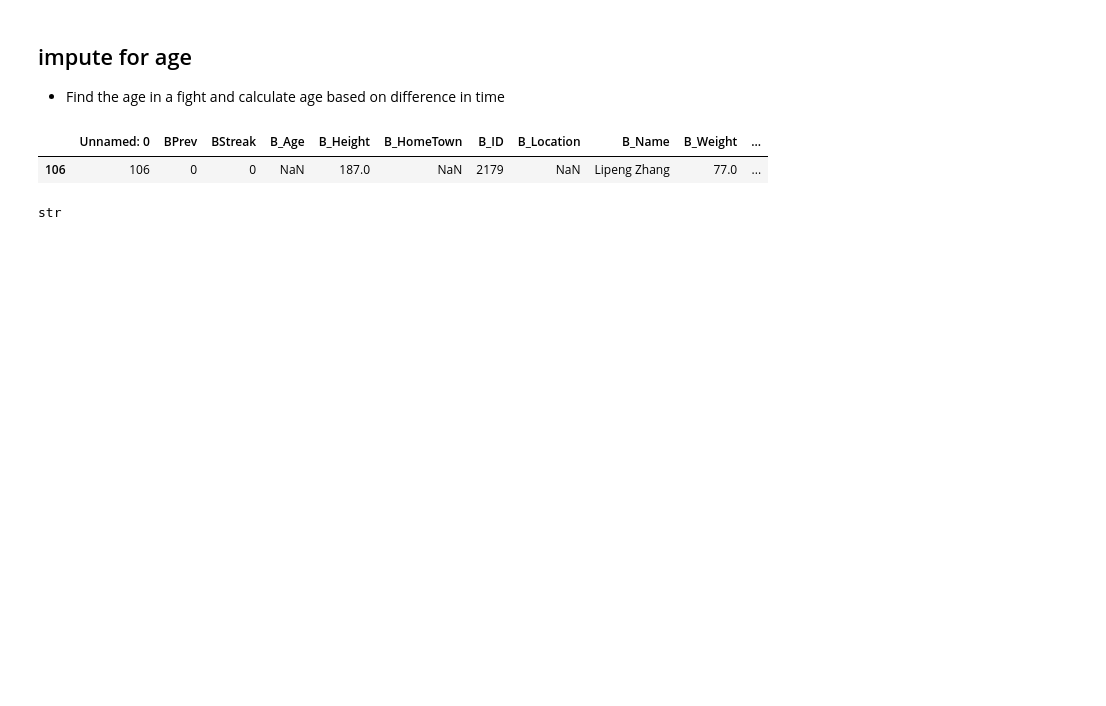
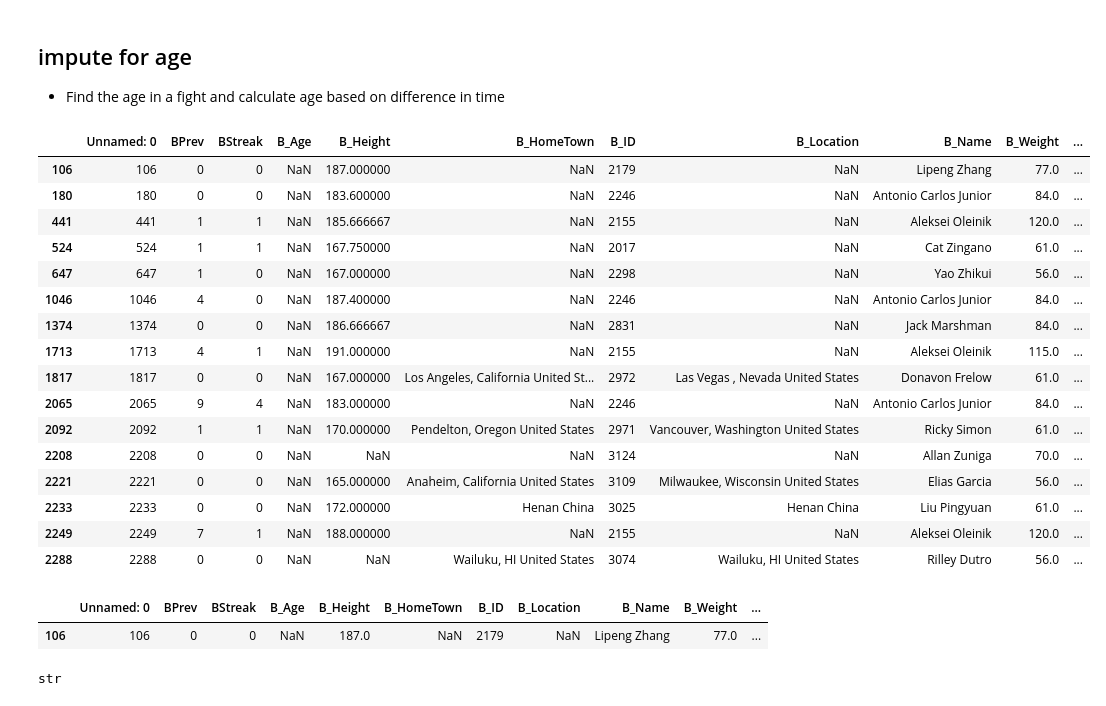
Before and after one commit to PWalis/UFC_DataAnalysis, a Jupyter notebook: Data_cleaning.ipynb, the cells around one changed output. Saved outputs shown, nothing was run; the diff lists cells and outputs as text; code cells hidden in the pictures; blank space fills up the shorter version.

```diff
--- a/Data_cleaning.ipynb
+++ b/Data_cleaning.ipynb
@@ -133,8 +115,26 @@ find_and_impute(df, 'B_Height', ['R_ID', 'B_ID'])
  - Find the age in a fight and calculate age based on difference in time
 # %%
 # df1 = df[df.isna().any(axis=1)]
-df1 = df[df.B_Age.isna()]
+df1 = df[df..isna()]
 df1
+# %% [output]
+|  | Unnamed: 0 | BPrev | BStreak | B_Age | B_Height | B_HomeTown | B_ID | B_Location | B_Name | B_Weight | ... |
+| 106 | 106 | 0 | 0 | NaN | 187.000000 | NaN | 2179 | NaN | Lipeng Zhang | 77.0 | ... |
+| 180 | 180 | 0 | 0 | NaN | 183.600000 | NaN | 2246 | NaN | Antonio Carlos Junior | 84.0 | ... |
+| 441 | 441 | 1 | 1 | NaN | 185.666667 | NaN | 2155 | NaN | Aleksei Oleinik | 120.0 | ... |
+| 524 | 524 | 1 | 1 | NaN | 167.750000 | NaN | 2017 | NaN | Cat Zingano | 61.0 | ... |
+| 647 | 647 | 1 | 0 | NaN | 167.000000 | NaN | 2298 | NaN | Yao Zhikui | 56.0 | ... |
+| 1046 | 1046 | 4 | 0 | NaN | 187.400000 | NaN | 2246 | NaN | Antonio Carlos Junior | 84.0 | ... |
+| 1374 | 1374 | 0 | 0 | NaN | 186.666667 | NaN | 2831 | NaN | Jack Marshman | 84.0 | ... |
+| 1713 | 1713 | 4 | 1 | NaN | 191.000000 | NaN | 2155 | NaN | Aleksei Oleinik | 115.0 | ... |
+| 1817 | 1817 | 0 | 0 | NaN | 167.000000 | Los Angeles, California United St... | 2972 | Las Vegas , Nevada United States | Donavon Frelow | 61.0 | ... |
+| 2065 | 2065 | 9 | 4 | NaN | 183.000000 | NaN | 2246 | NaN | Antonio Carlos Junior | 84.0 | ... |
+| 2092 | 2092 | 1 | 1 | NaN | 170.000000 | Pendelton, Oregon United States | 2971 | Vancouver, Washington United States | Ricky Simon | 61.0 | ... |
+| 2208 | 2208 | 0 | 0 | NaN | NaN | NaN | 3124 | NaN | Allan Zuniga | 70.0 | ... |
+| 2221 | 2221 | 0 | 0 | NaN | 165.000000 | Anaheim, California United States | 3109 | Milwaukee, Wisconsin United States | Elias Garcia | 56.0 | ... |
+| 2233 | 2233 | 0 | 0 | NaN | 172.000000 | Henan China | 3025 | Henan China | Liu Pingyuan | 61.0 | ... |
+| 2249 | 2249 | 7 | 1 | NaN | 188.000000 | NaN | 2155 | NaN | Aleksei Oleinik | 120.0 | ... |
+| 2288 | 2288 | 0 | 0 | NaN | NaN | Wailuku, HI United States | 3074 | Wailuku, HI United States | Rilley Dutro | 56.0 | ... |
 # %%
 df[df.B_ID==2179]
 # %% [output]
```
Also changed, not shown: parts of 13 cells of this notebook.
